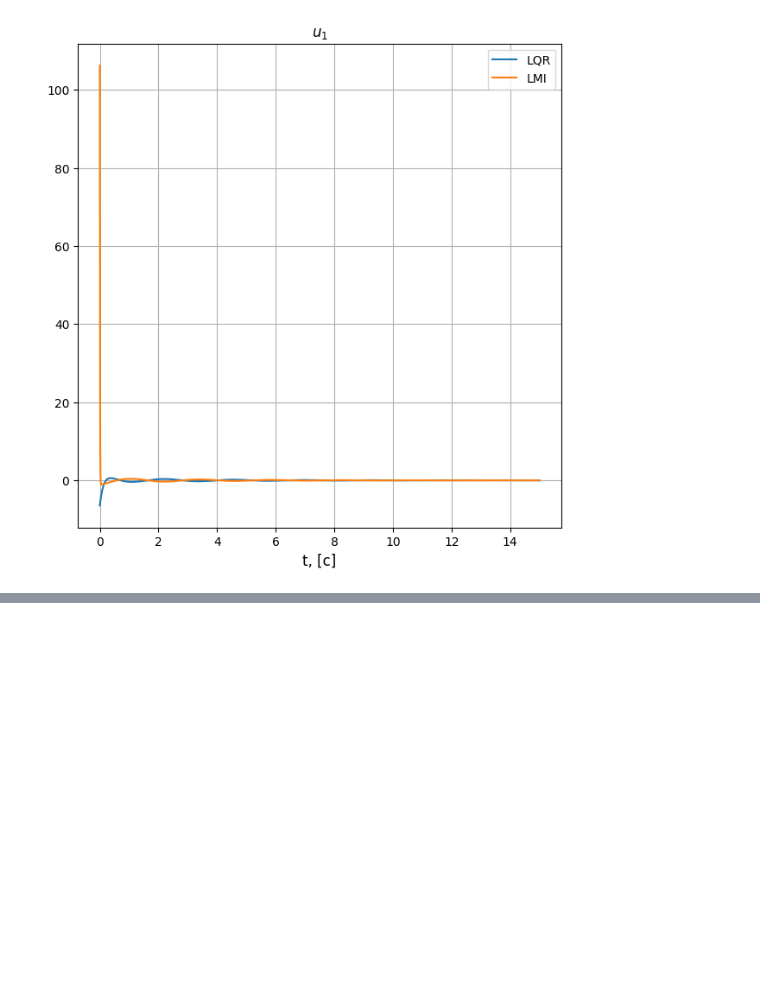
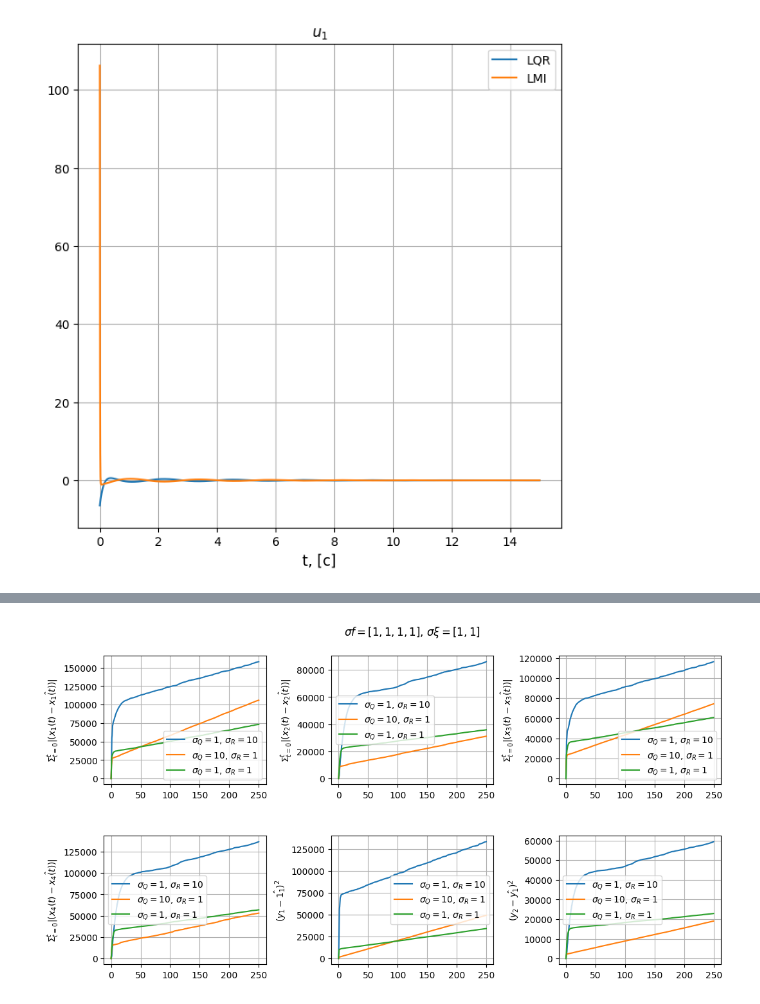
Before and after one commit to lalayants/control-theory-itmo-2023-2024, a Jupyter notebook: spring/Lab10/lab10.ipynb, the cells around one changed output, grey strips where cells are left out. Cells and saved outputs as stored; diff of their text form; code cells hidden in the pictures; blank space fills up the shorter version.

```diff
--- a/spring/Lab10/lab10.ipynb
+++ b/spring/Lab10/lab10.ipynb
@@ -243,0 +426,53 @@ plt.savefig(f'{SAVE_PATH}/task2_us.jpg')
+# %%
+ts = get_t(250)
+qs_rs = [([1] * 4, [10] * 2), ([10] * 4, [1] * 2), ([1] * 4, [1] * 2)]
+std_f, std_xi = ([1] * 4, [1] * 2)
+
+y, xi = system_with_noise_output(A, C, std_f, std_xi, ts, task1_x0)
+
+fig, ax = plt.subplots(2, 3, figsize=(12, 6))
+fig.suptitle(f"$\\sigma f = {std_f}$, $ \\sigma \\xi = {std_xi}$")
+plt.subplots_adjust(left=0.1, bottom=0.1, right=0.9, top=0.9, wspace=0.4,hspace=0.4)
+
+metric = lambda y, y_obs : np.cumsum(np.abs(y - y_obs))
+for std_q, std_r in qs_rs:
+    sys_obs = generate_sys_from_Kalman(A, C, std_q, std_r)
+    y_obs = control.forced_response(sys_obs, ts, X0=np.array([[10], [4], [-10], [5]]), U=y.outputs + xi.reshape((2, -1)))
+    ax[0, 0].plot(ts, metric(y.states[0], y_obs.states[0]) ,label=f"$\sigma_Q={std_q[0]}$, $\sigma_R={std_r[0]}$")
+
+    ax[0, 1].plot(ts, metric(y.states[1], y_obs.states[1]),label=f"$\sigma_Q={std_q[0]}$, $\sigma_R={std_r[0]}$")
+
+    ax[0, 2].plot(ts, metric(y.states[2], y_obs.states[2]),label=f"$\sigma_Q={std_q[0]}$, $\sigma_R={std_r[0]}$")
+
+    ax[1, 0].plot(ts, metric(y.states[3], y_obs.states[3]),label=f"$\sigma_Q={std_q[0]}$, $\sigma_R={std_r[0]}$")
+
+    ax[1, 1].plot(ts, metric(y.outputs[0], y_obs.outputs[0]),label=f"$\sigma_Q={std_q[0]}$, $\sigma_R={std_r[0]}$")
+
+    ax[1, 2].plot(ts, metric(y.outputs[1], y_obs.outputs[1]),label=f"$\sigma_Q={std_q[0]}$, $\sigma_R={std_r[0]}$")
+ax[0, 0].grid()
+ax[0, 0].legend()
+ax[0, 0].set_ylabel(r'$ \Sigma_{t=0}^t |(x_1(t) - \hat{x_1(t)})| $')
+
+ax[0, 1].grid()
+ax[0, 1].legend()
+ax[0, 1].set_ylabel(r'$ \Sigma_{t=0}^t |(x_2(t) - \hat{x_2(t)})|  $')
+
+ax[0, 2].grid()
+ax[0, 2].legend()
+ax[0, 2].set_ylabel(r'$ \Sigma_{t=0}^t |(x_3(t) - \hat{x_3(t)})|  $')
+
+ax[1, 0].grid()
+ax[1, 0].legend()
+ax[1, 0].set_ylabel(r'$ \Sigma_{t=0}^t |(x_4(t) - \hat{x_4(t)})|  $')
+
+ax[1, 1].grid()
+ax[1, 1].legend()
+ax[1, 1].set_ylabel(r'$ (y_1 - \hat{1_1})^2 $')
+
+ax[1, 2].grid()
+ax[1, 2].legend()
+ax[1, 2].set_ylabel(r'$ (y_2 - \hat{y_1})^2 $')
+
+plt.savefig(f'{SAVE_PATH}/task3_{std_f[0]}_{std_xi[0]}_diff_qr.jpg')
+# %% [output]
+[figure, added]
```
Also changed, not shown: parts of 5 cells of this notebook.
